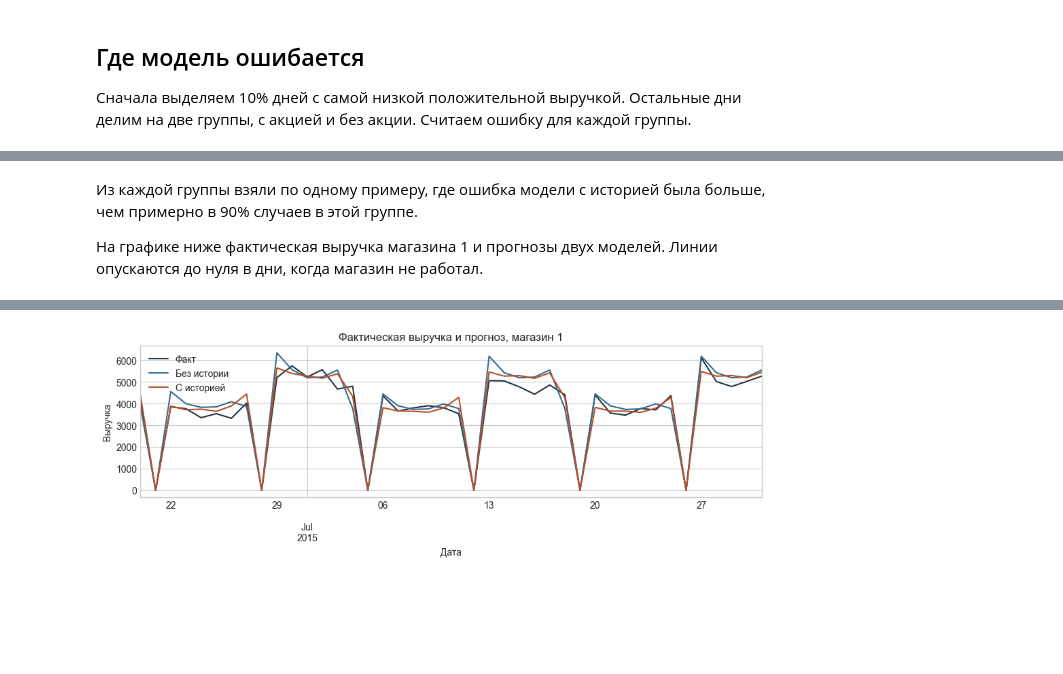
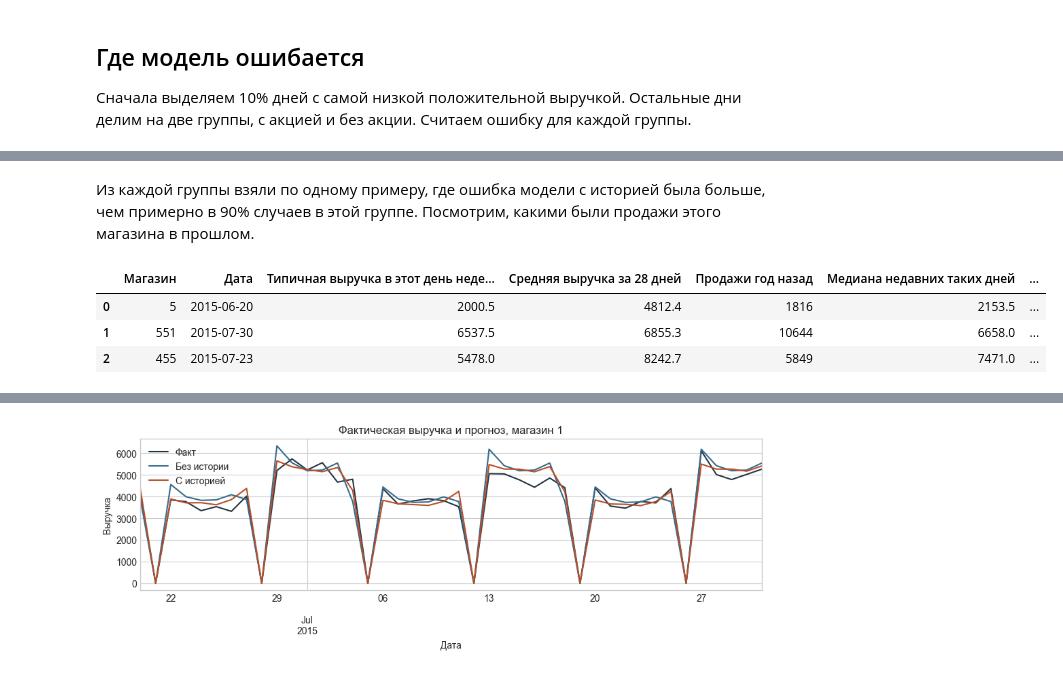
Before and after one commit to PikaChuChuMF/RnD-ML-Course-2026-2, a Jupyter notebook: notebooks/analysis.ipynb, the cells around one changed output, grey strips where cells are left out. Drawn from its saved outputs; the diff is of its cells as text; code cells hidden in the pictures; blank space fills up the shorter version.

Commit message:
Refine Rossmann features and evaluation report

```diff
--- a/notebooks/analysis.ipynb
+++ b/notebooks/analysis.ipynb
@@ -44,7 +44,8 @@ display(pd.Series({
 
 sales = pd.read_csv(
     root / config["data_path"],
-    usecols=["Sales", "DayOfWeek", "Promo"],
+    usecols=["Store", "Date", "Sales", "DayOfWeek", "Promo"],
+    parse_dates=["Date"],
 )
 positive = sales.loc[sales["Sales"] > 0]
 by_day = positive.groupby(["DayOfWeek", "Promo"])["Sales"].median().unstack()
@@ -283,5 +217,37 @@ plt.show()
 [figure]
 # %% [markdown]
-Из каждой группы взяли по одному примеру, где ошибка модели с историей была больше, чем примерно в 90% случаев в этой группе.
-
-На графике ниже фактическая выручка магазина 1 и прогнозы двух моделей. Линии опускаются до нуля в дни, когда магазин не работал.
+Из каждой группы взяли по одному примеру, где ошибка модели с историей была больше, чем примерно в 90% случаев в этой группе. Посмотрим, какими были продажи этого магазина в прошлом.
+# %%
+cutoff = pd.Timestamp(report["validation"]["start"])
+prior = sales.loc[sales["Date"].lt(cutoff)]
+context = []
+for example in examples:
+    store_id = example["Магазин"]
+    day = pd.Timestamp(example["Дата"])
+    row = scored.loc[scored["Store"].eq(store_id) & scored["Date"].eq(day)].iloc[0]
+    store_past = prior.loc[prior["Store"].eq(store_id)]
+    positive_past = store_past.loc[store_past["Sales"].gt(0)]
+    same_weekday = positive_past.loc[positive_past["DayOfWeek"].eq(row["DayOfWeek"])]
+    same_promo = same_weekday.loc[same_weekday["Promo"].eq(row["Promo"])]
+    recent_weekdays = same_weekday.loc[same_weekday["Date"].ge(cutoff - pd.Timedelta(weeks=8))]
+    recent_same_promo = recent_weekdays.loc[recent_weekdays["Promo"].eq(row["Promo"])]
+    last_year_date = day - pd.Timedelta(days=config["year_lag_days"])
+    last_year = store_past.loc[store_past["Date"].eq(last_year_date), "Sales"]
+    last_28 = positive_past.loc[positive_past["Date"].ge(cutoff - pd.Timedelta(days=28))]
+    context.append({
+        "Магазин": store_id,
+        "Дата": day.date(),
+        "Типичная выручка в этот день недели при том же промо": same_promo["Sales"].median(),
+        "Средняя выручка за 28 дней": last_28["Sales"].mean(),
+        "Продажи год назад": last_year.iloc[0] if len(last_year) else None,
+        "Медиана недавних таких дней": recent_weekdays["Sales"].median(),
+        "Медиана недавних таких дней при том же промо": recent_same_promo["Sales"].median(),
+        "Недавних таких дней с акциями": recent_weekdays["Promo"].sum(),
+        "Недавних таких дней всего": len(recent_weekdays),
+    })
+display(pd.DataFrame(context).round(1))
+# %% [output]
+|  | Магазин | Дата | Типичная выручка в этот день неде... | Средняя выручка за 28 дней | Продажи год назад | Медиана недавних таких дней | ... |
+| 0 | 5 | 2015-06-20 | 2000.5 | 4812.4 | 1816 | 2153.5 | ... |
+| 1 | 551 | 2015-07-30 | 6537.5 | 6855.3 | 10644 | 6658.0 | ... |
+| 2 | 455 | 2015-07-23 | 5478.0 | 8242.7 | 5849 | 7471.0 | ... |
```
Also changed, not shown: parts of 23 cells of this notebook, 4 other files.
